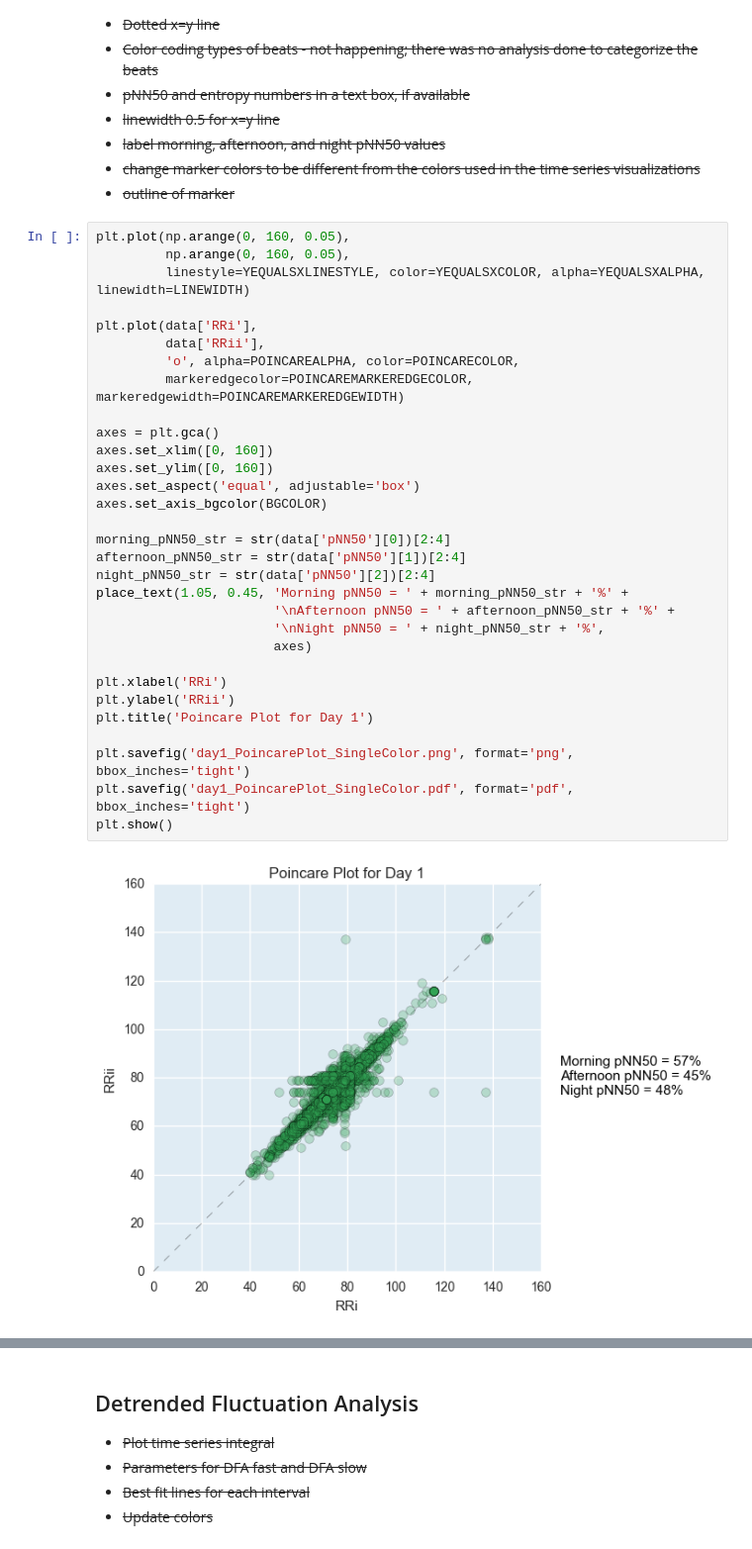
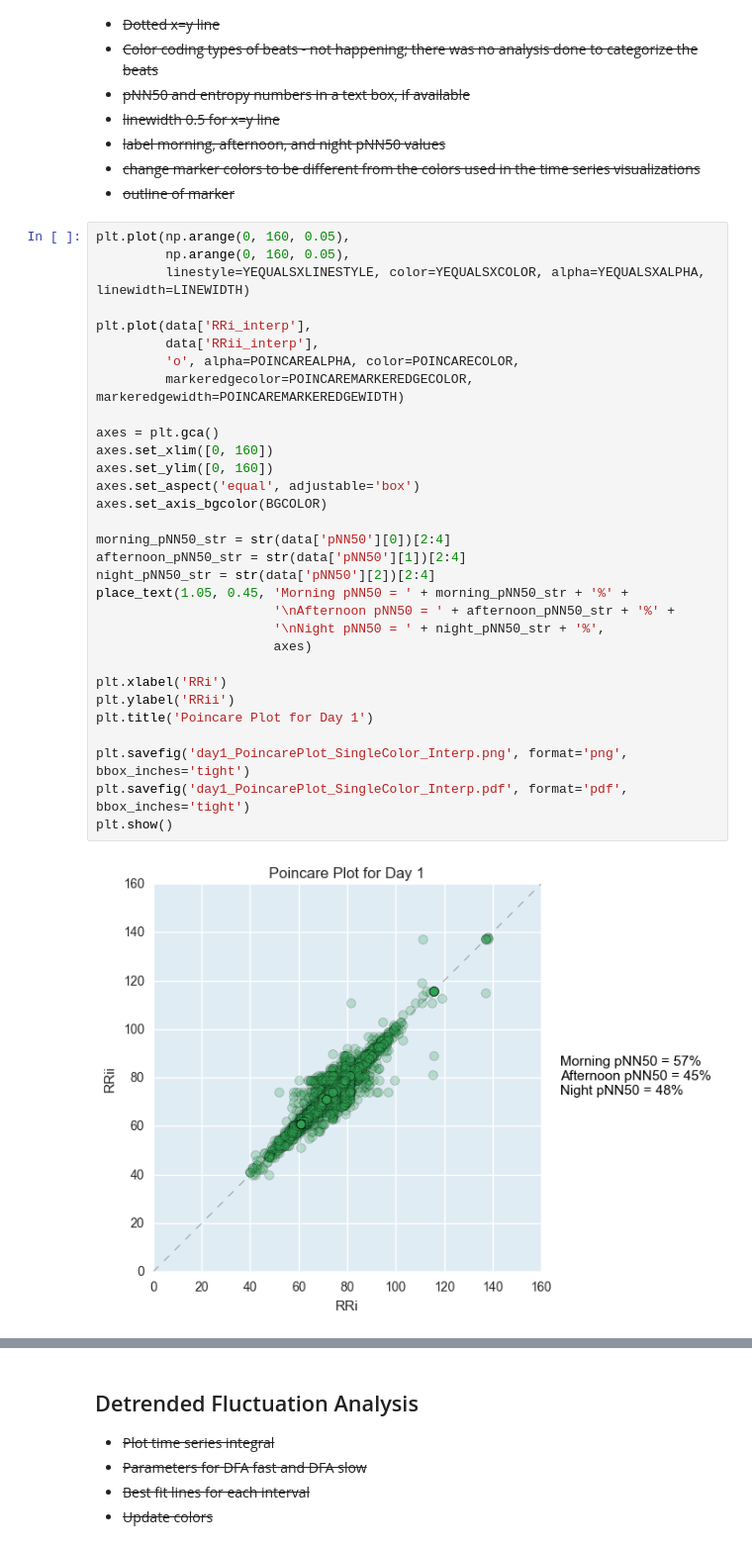
Before and after one commit to terrrychan/PHS-Project, a Jupyter notebook: Visualizations.ipynb, the cells around one changed output, grey strips where cells are left out. Shown: that part at 99% size. Drawn from its saved outputs; the diff is of its cells as text.

```diff
--- a/Visualizations.ipynb
+++ b/Visualizations.ipynb
@@ -263,36 +263,36 @@ Ada's stylistic concerns:
 # %%
 plt.plot(np.arange(0, 160, 0.05),
          np.arange(0, 160, 0.05),
          linestyle=YEQUALSXLINESTYLE, color=YEQUALSXCOLOR, alpha=YEQUALSXALPHA, linewidth=LINEWIDTH)
 
-plt.plot(data['RRi'],
-         data['RRii'],
+plt.plot(data['RRi_interp'],
+         data['RRii_interp'],
          'o', alpha=POINCAREALPHA, color=POINCARECOLOR,
          markeredgecolor=POINCAREMARKEREDGECOLOR, markeredgewidth=POINCAREMARKEREDGEWIDTH)
 
 axes = plt.gca()
 axes.set_xlim([0, 160])
 axes.set_ylim([0, 160])
 axes.set_aspect('equal', adjustable='box')
 axes.set_axis_bgcolor(BGCOLOR)
 
 morning_pNN50_str = str(data['pNN50'][0])[2:4]
 afternoon_pNN50_str = str(data['pNN50'][1])[2:4]
 night_pNN50_str = str(data['pNN50'][2])[2:4]
 place_text(1.05, 0.45, 'Morning pNN50 = ' + morning_pNN50_str + '%' +
                        '\nAfternoon pNN50 = ' + afternoon_pNN50_str + '%' +
                        '\nNight pNN50 = ' + night_pNN50_str + '%',
                        axes)
 
 plt.xlabel('RRi')
 plt.ylabel('RRii')
 plt.title('Poincare Plot for Day 1')
 
-plt.savefig('day1_PoincarePlot_SingleColor.png', format='png', bbox_inches='tight')
-plt.savefig('day1_PoincarePlot_SingleColor.pdf', format='pdf', bbox_inches='tight')
+plt.savefig('day1_PoincarePlot_SingleColor_Interp.png', format='png', bbox_inches='tight')
+plt.savefig('day1_PoincarePlot_SingleColor_Interp.pdf', format='pdf', bbox_inches='tight')
 plt.show()
 # %% [output]
-[figure, old version]
+[figure, new version]
 # %%
 print data['activitytype'].unique()
 data['activitytype'] = data['activitytype'].fillna(7.0)
```
Also changed, not shown: parts of 3 cells of this notebook, 4 other files.
